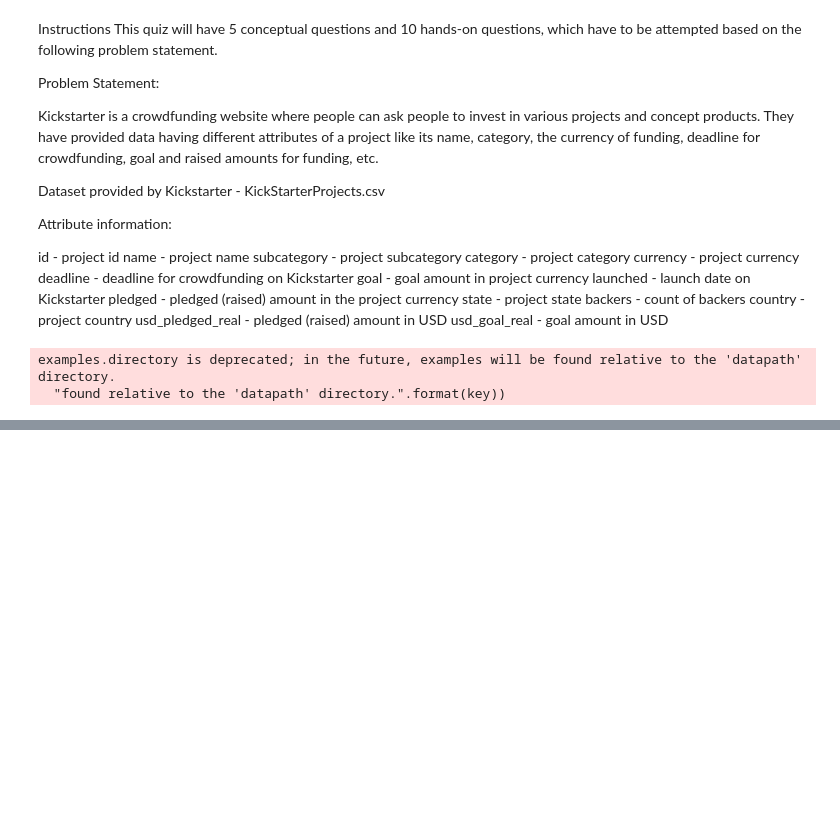
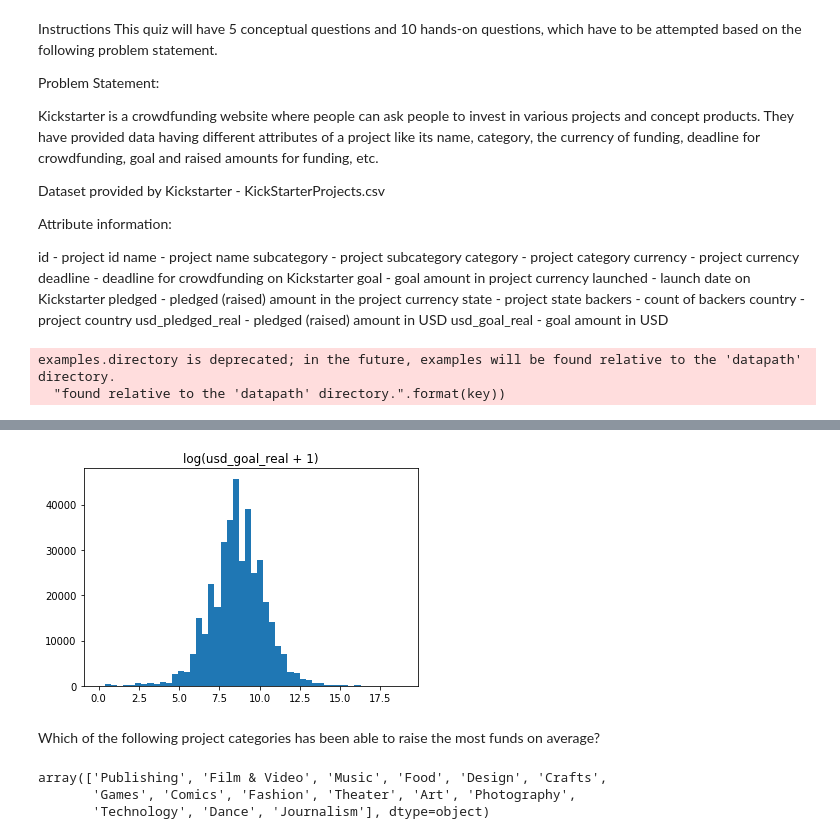
Before and after one commit to Isaac009/PGP-AIML, a Jupyter notebook: LR/Week_2/Quiz.ipynb, the cells around one changed output, grey strips where cells are left out. Drawn from its saved outputs; the diff is of its cells as text; code cells hidden in the pictures; blank space fills up the shorter version.

```diff
--- a/LR/Week_2/Quiz.ipynb
+++ b/LR/Week_2/Quiz.ipynb
@@ -61,0 +217,14 @@ df.sample(10)
+# %%
+plt.hist(np.log(df['usd_goal_real'] + 1), 50)
+plt.title('log(usd_goal_real + 1)')
+plt.show()
+# %% [output]
+[figure, added]
+# %% [markdown]
+Which of the following project categories has been able to raise the most funds on average?
+# %%
+df.category.unique()
+# %% [output]
+array(['Publishing', 'Film & Video', 'Music', 'Food', 'Design', 'Crafts',
+       'Games', 'Comics', 'Fashion', 'Theater', 'Art', 'Photography',
+       'Technology', 'Dance', 'Journalism'], dtype=object)
```
Also changed, not shown: parts of 33 cells of this notebook.
